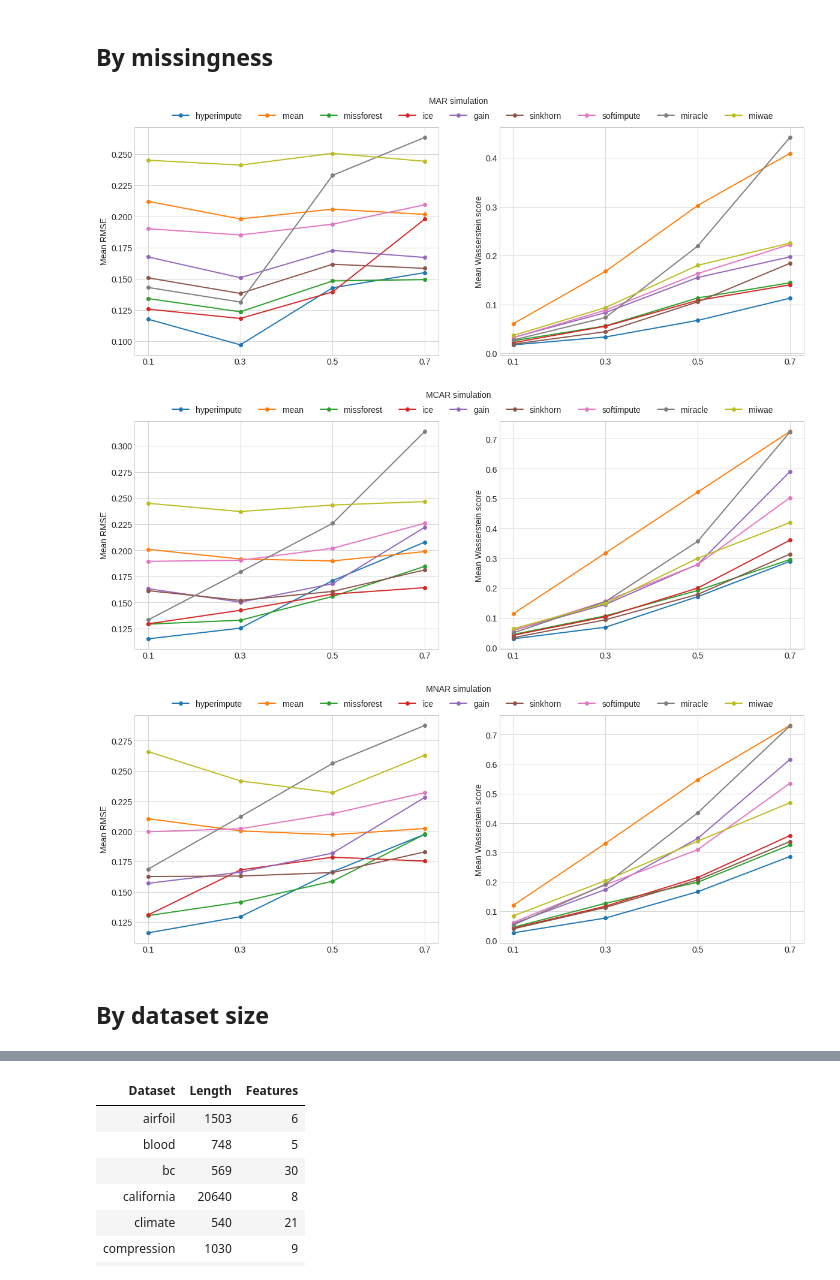
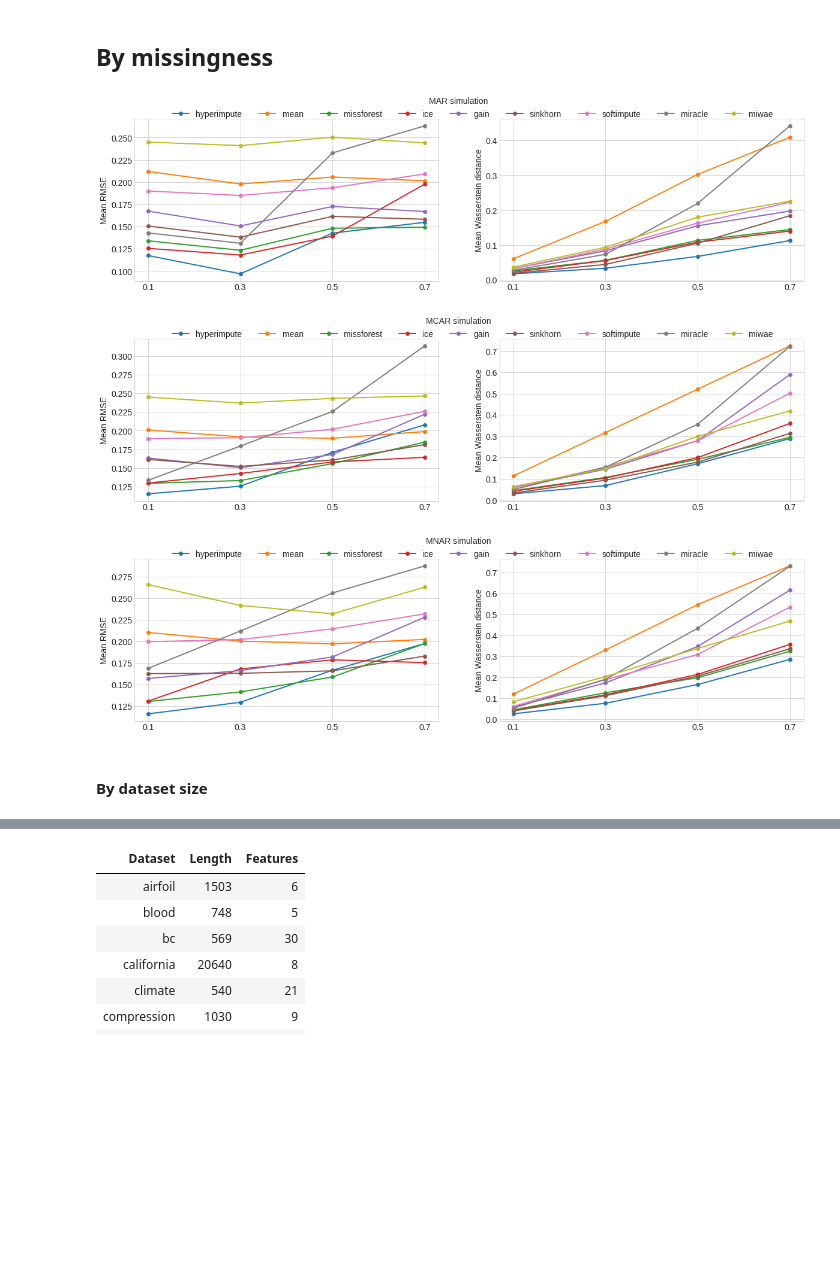
Before and after one commit to vanderschaarlab/hyperimpute, a Jupyter notebook: tutorials/extras_plot_experiments.ipynb, the cells around one changed output, grey strips where cells are left out. Cells and saved outputs as stored; diff of their text form; code cells hidden in the pictures; blank space fills up the shorter version.

```diff
--- a/tutorials/extras_plot_experiments.ipynb
+++ b/tutorials/extras_plot_experiments.ipynb
@@ -76,7 +76,7 @@ output_dir = Path("diagrams")
 output_dir.mkdir(parents=True, exist_ok=True)
 
 rmse_key = "Mean RMSE"
-wass_key = "Mean Wasserstein score"
+wass_key = "Mean Wasserstein distance"
 pred_key = "Mean downstream prediction error"
 
 data = {}
@@ -230,7 +230,7 @@ def generate_plot_for_ax(ax, scenario, miss, metric):
     ax.set_xticks(
         [df_graph_len * r + int(models_cnt / 2) for r in range(offset)],
         df_names,
-        rotation=45,
+        rotation=30,
         fontsize=fontsize,
     )
     ax.set_yticks(np.linspace(0, max_val + 0.1, num=5), fontsize=fontsize)
@@ -244,13 +244,14 @@ def generate_plot(scenario, miss):
 
     offset = len(data)
     metrics = list(results[scenario][miss].keys())
-    fig, axs = plt.subplots(len(metrics), figsize=(20, 14))
+    fig, axs = plt.subplots(len(metrics), figsize=(20, 8))
 
     for idx, metric in enumerate(metrics):
         generate_plot_for_ax(axs[idx], scenario, miss, metric)
 
     # plt.title(f"{scenario} simulation with {miss} missingness", fontdict = {"fontsize": 150}, loc = "top")
     plt.xlabel(f"{scenario} simulation with {miss} missingness", fontsize=fontsize)
+    plt.subplots_adjust(hspace = 0.35)
 
     plt.savefig(output_dir / f"general_overview_{scenario}_{miss}.png")
     plt.show()
@@ -332,39 +333,40 @@ def generate_plot_for_ax(ax, scenario, metric):
     return ax
 
 
 def generate_plot(scenario):
     plt.style.use("seaborn-whitegrid")
 
     offset = len(data)
 
     metrics = list(results[scenario][0.1].keys())
-    fig, axs = plt.subplots(1, len(metrics), figsize=(20, 7))
+    fig, axs = plt.subplots(1, len(metrics), figsize=(20, 5
+                                                     ))
 
     for idx, metric in enumerate(metrics):
         generate_plot_for_ax(axs[idx], scenario, metric)
 
     # plt.title(f"{scenario} simulation with {miss} missingness", fontdict = {"fontsize": 150}, loc = "top")
 
     axs[0].legend(
         loc="upper left",
         bbox_to_anchor=(0.1, 1.1),
         ncol=models_cnt,
         prop={"size": fontsize},
     )
     fig.suptitle(f"{scenario} simulation", fontsize=fontsize)
     plt.savefig(output_dir / f"error_by_miss_{scenario}.png")
 
     plt.show()
 
 
 for scenario in ["MAR", "MCAR", "MNAR"]:
     generate_plot(scenario)
 # %% [output]
-[figure, old version]
+[figure, new version]
-[figure, old version]
+[figure, new version]
-[figure, old version]
+[figure, new version]
 # %% [markdown]
-## By dataset size
+#### By dataset size
 # %%
 import numpy as np
 
```
Also changed, not shown: parts of 2 cells of this notebook, 2 other files.
